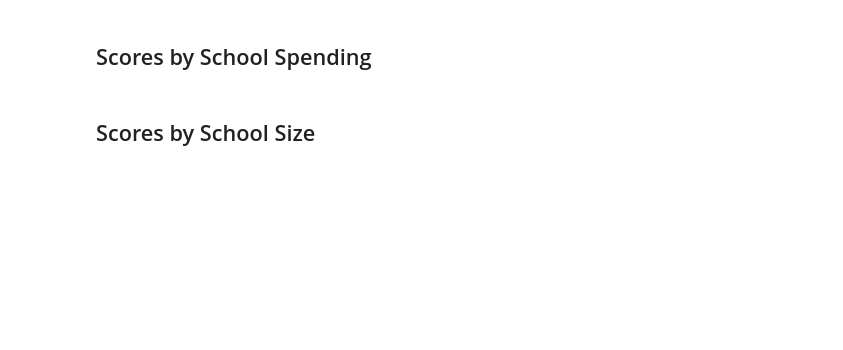
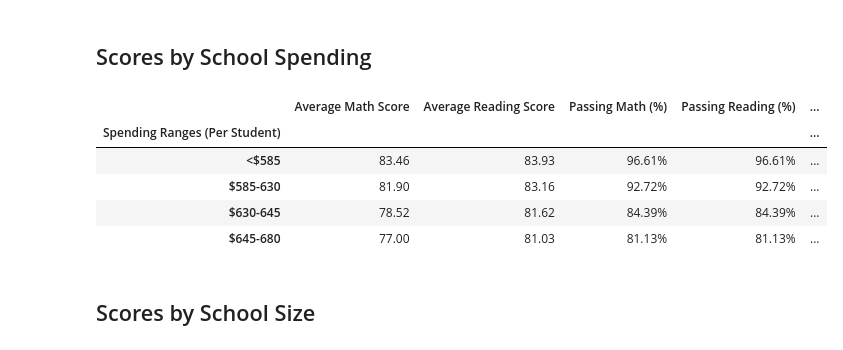
Before and after one commit to linderkm/pandas-challenge, a Jupyter notebook: PyCitySchools/analysis.ipynb, the cells around one changed output. Cells and saved outputs as stored; diff of their text form; code cells hidden in the pictures; blank space fills up the shorter version.

Commit message:
added formatting to analysis

```diff
--- a/PyCitySchools/analysis.ipynb
+++ b/PyCitySchools/analysis.ipynb
@@ -235,33 +284,47 @@ reading_scores_by_grade
 #creating bins and lables. code provided in challenge documentation
 spending_bins = [0, 585, 630, 645, 680]
 labels = ["<$585", "$585-630", "$630-645", "$645-680"]
 
 #adding a new column to the overall summary dataframe, populating with bins (13)
 school_summary_final_copy["Spending Ranges (Per Student)"] = pd.cut(school_summary_final_copy["Per-Student Budget ($)"],
                                              bins=spending_bins,labels=labels,include_lowest=True)
 
 #calculating the mean of each group. code provided in challenge documentation
 spending_math_scores = school_summary_final_copy.groupby(["Spending Ranges (Per Student)"])["Average Math Score"].mean()
 spending_reading_scores = school_summary_final_copy.groupby(["Spending Ranges (Per Student)"])["Average Reading Score"].mean()
 spending_passing_math = school_summary_final_copy.groupby(["Spending Ranges (Per Student)"])["Passing Math (%)"].mean()
 spending_passing_reading = school_summary_final_copy.groupby(["Spending Ranges (Per Student)"])["Passing Reading (%)"].mean()
 overall_passing_spending = school_summary_final_copy.groupby(["Spending Ranges (Per Student)"])["Total Passing (%)"].mean()
 
 
 #merging data into single dataframe
 spending_summary = pd.merge(spending_math_scores, spending_reading_scores,
                             on="Spending Ranges (Per Student)")
 
 spending_summary = pd.merge(spending_summary, spending_passing_math,
                             on="Spending Ranges (Per Student)")
 
 spending_summary = pd.merge(spending_summary, spending_passing_reading,
                             on="Spending Ranges (Per Student)")
 
 spending_summary = pd.merge(spending_summary, overall_passing_spending,
                             on="Spending Ranges (Per Student)")
 
+#formatting
+spending_summary["Average Math Score"] = spending_summary["Average Math Score"].map("{:,.2f}".format)
+spending_summary["Average Reading Score"] = spending_summary["Average Reading Score"].map("{:,.2f}".format)
+spending_summary["Passing Math (%)"] = spending_summary["Passing Reading (%)"].map("{:,.2f}%".format)
+spending_summary["Passing Reading (%)"] = spending_summary["Passing Reading (%)"].map("{:,.2f}%".format)
+spending_summary["Total Passing (%)"] = spending_summary["Total Passing (%)"].map("{:,.2f}%".format)
+
 spending_summary
+# %% [output]
+|  | Average Math Score | Average Reading Score | Passing Math (%) | Passing Reading (%) | ... |
+| Spending Ranges (Per Student) |  |  |  |  | ... |
+| <$585 | 83.46 | 83.93 | 96.61% | 96.61% | ... |
+| $585-630 | 81.90 | 83.16 | 92.72% | 92.72% | ... |
+| $630-645 | 78.52 | 81.62 | 84.39% | 84.39% | ... |
+| $645-680 | 77.00 | 81.03 | 81.13% | 81.13% | ... |
 # %% [markdown]
 ## Scores by School Size
 # %%
```
Also changed, not shown: parts of 10 cells of this notebook, 1 other file.
